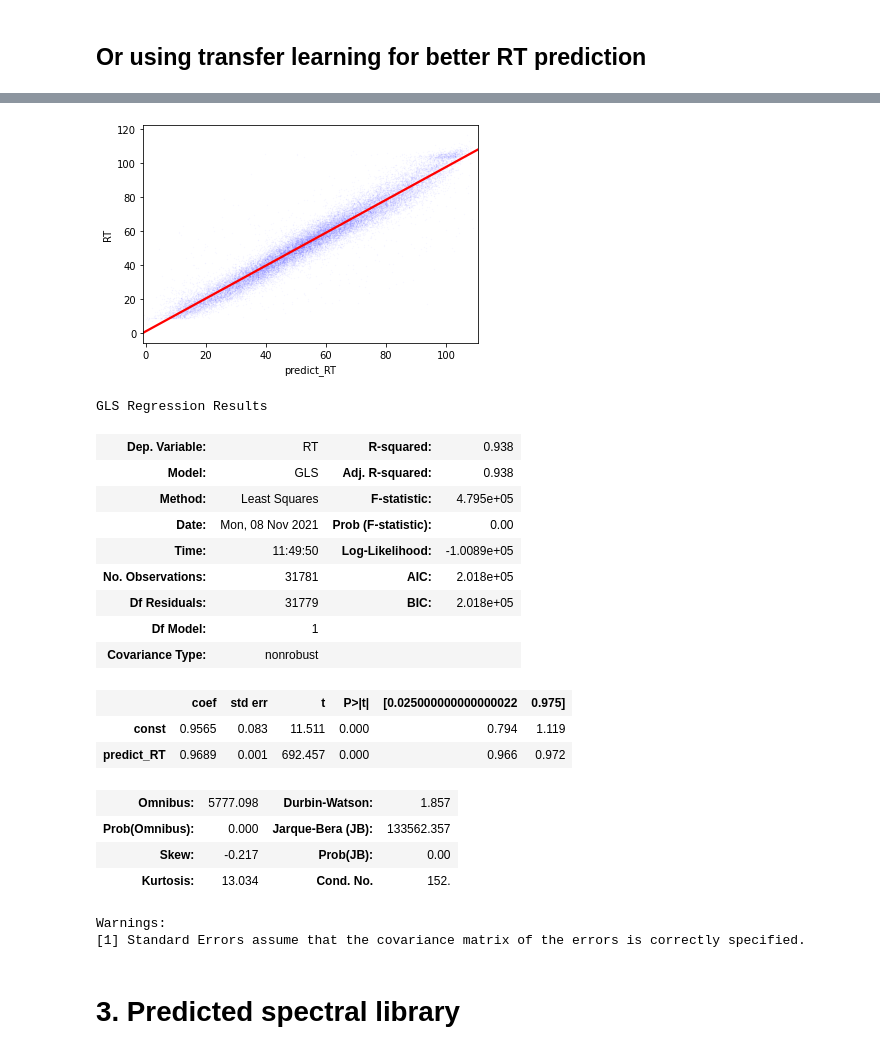
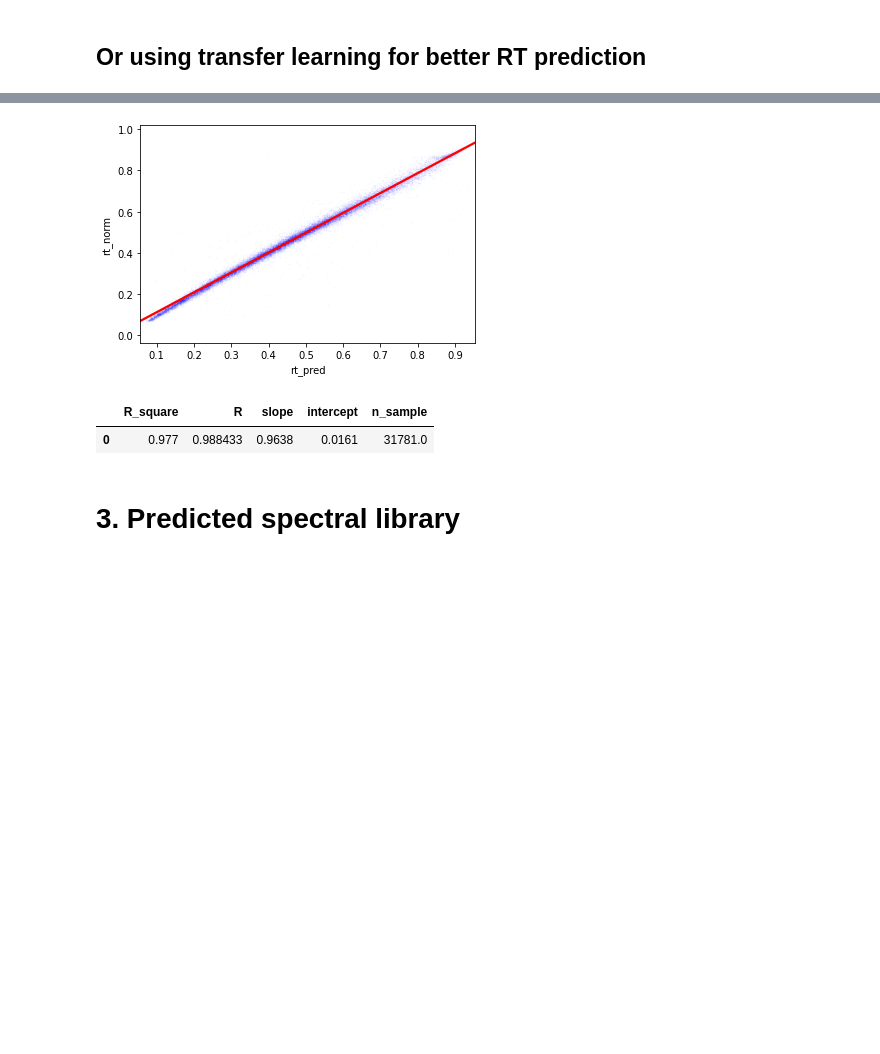
Before and after one commit to MannLabs/alphapeptdeep, a Jupyter notebook: nbs/tutorial.ipynb, the cells around one changed output, grey strips where cells are left out. Cells and saved outputs as stored; diff of their text form; code cells hidden in the pictures; blank space fills up the shorter version.

```diff
--- a/nbs/tutorial.ipynb
+++ b/nbs/tutorial.ipynb
@@ -125,23 +66,0 @@ Warnings:
-# %%
-import numpy as np
-import pandas as pd
-n_train = 5000
-
-def uniform_sampling(psm_df):
-    max_rt = psm_df.RT.max()
-    x = np.arange(0, 11)/10*max_rt
-    sub_n = n_train//(len(x)-1)
-    df_list = []
-    for i in range(len(x)-1):
-        _df = psm_df[
-            (psm_df.RT>=x[i])&(psm_df.RT<x[i+1])
-        ].copy()
-
-        if len(_df) == 0: pass
-        elif len(_df)//2 < sub_n:
-            df_list.append(_df.sample(len(_df)//2))
-        else:
-            df_list.append(_df.sample(sub_n))
-    train_df = pd.concat(df_list)
-    test_df = psm_df.drop(train_df.index)
-    return train_df, test_df
@@ -148,18 +73,18 @@ def uniform_sampling(psm_df):
 # %%
 n_train = 5000
-train_df, test_df = uniform_sampling(psm_df)
+train_df, test_df = uniform_sampling(psm_df, n_train=n_train, return_test_df=True)
 # %% [markdown]
 ## Using re-calibration for better RT prediction
 # %%
 from sklearn.gaussian_process import GaussianProcessRegressor
 gpr = GaussianProcessRegressor().fit(
-    train_df.predict_RT.values.reshape((-1, 1)),
-    train_df.RT.values
+    train_df.rt_pred.values.reshape((-1, 1)),
+    train_df.rt_norm.values
 )
-test_df['calib_RT'] = gpr.predict(
-    test_df.predict_RT.values.reshape((-1,1))
+test_df['rt_calibrate'] = gpr.predict(
+    test_df.rt_pred.values.reshape((-1,1))
 )
 
-evaluate_linear_regression_plot(test_df, x='calib_RT',y='RT')
-evaluate_linear_regression(test_df, x='calib_RT',y='RT')
+evaluate_linear_regression_plot(test_df, x='rt_calibrate',y='rt_norm')
+evaluate_linear_regression(test_df, x='rt_calibrate',y='rt_norm')
 # %% [output]
@@ -202,5 +110,5 @@ predict_df
 # %% [markdown]
 ## Or using transfer learning for better RT prediction
 # %%
-alphart.train(train_df, epoch=20, verbose=True, verbose_each_epoch=False)
+rt_model.train(train_df, epoch=20, verbose=True, verbose_each_epoch=False)
 # %% [output]
@@ -227,28 +135,11 @@ alphart.train(train_df, epoch=20, verbose=True, verbose_each_epoch=False)
 # %%
-predict_df = alphart.predict(test_df)
-evaluate_linear_regression_plot(predict_df, x='predict_RT',y='RT')
-evaluate_linear_regression(predict_df, x='predict_RT',y='RT')
+predict_df = rt_model.predict(test_df)
+evaluate_linear_regression_plot(predict_df, x='rt_pred',y='rt_norm')
+evaluate_linear_regression(predict_df, x='rt_pred',y='rt_norm')
 # %% [output]
-[figure, old version]
+[figure, new version]
-GLS Regression Results
-| Dep. Variable: | RT | R-squared: | 0.938 |
-| Model: | GLS | Adj. R-squared: | 0.938 |
-| Method: | Least Squares | F-statistic: | 4.795e+05 |
-| Date: | Mon, 08 Nov 2021 | Prob (F-statistic): | 0.00 |
-| Time: | 11:49:50 | Log-Likelihood: | -1.0089e+05 |
-| No. Observations: | 31781 | AIC: | 2.018e+05 |
-| Df Residuals: | 31779 | BIC: | 2.018e+05 |
-| Df Model: | 1 |  |  |
-| Covariance Type: | nonrobust |  |  |
+|  | R_square | R | slope | intercept | n_sample |
+| 0 | 0.977 | 0.988433 | 0.9638 | 0.0161 | 31781.0 |
-|  | coef | std err | t | P>|t| | [0.025000000000000022 | 0.975] |
-| const | 0.9565 | 0.083 | 11.511 | 0.000 | 0.794 | 1.119 |
-| predict_RT | 0.9689 | 0.001 | 692.457 | 0.000 | 0.966 | 0.972 |
-| Omnibus: | 5777.098 | Durbin-Watson: | 1.857 |
-| Prob(Omnibus): | 0.000 | Jarque-Bera (JB): | 133562.357 |
-| Skew: | -0.217 | Prob(JB): | 0.00 |
-| Kurtosis: | 13.034 | Cond. No. | 152. |
-Warnings:
-[1] Standard Errors assume that the covariance matrix of the errors is correctly specified.
 # %% [markdown]
 # 3. Predicted spectral library
 # %%
```
Also changed, not shown: parts of 22 cells of this notebook, 23 other files.
